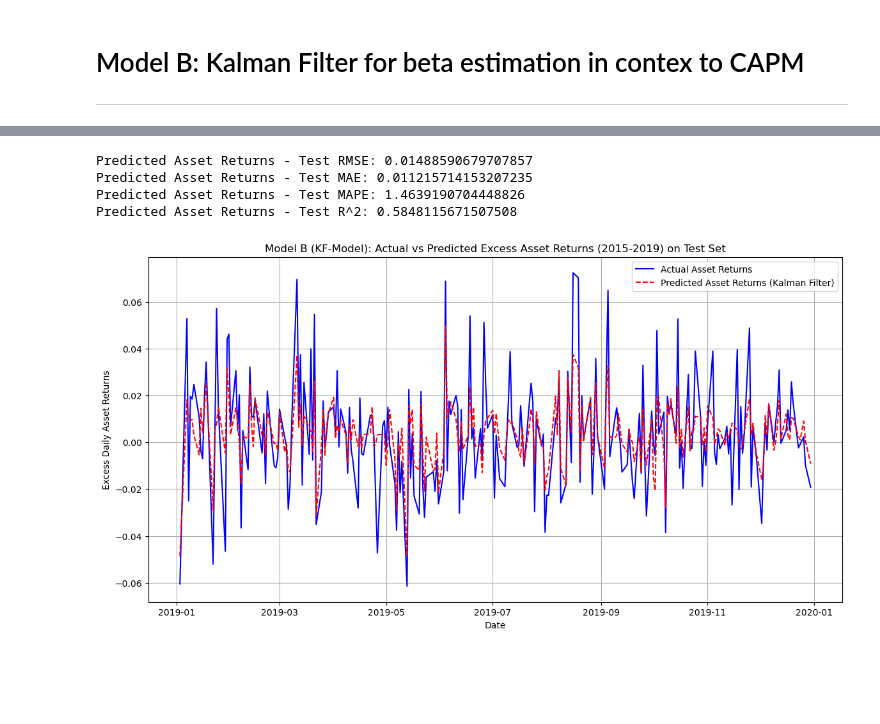
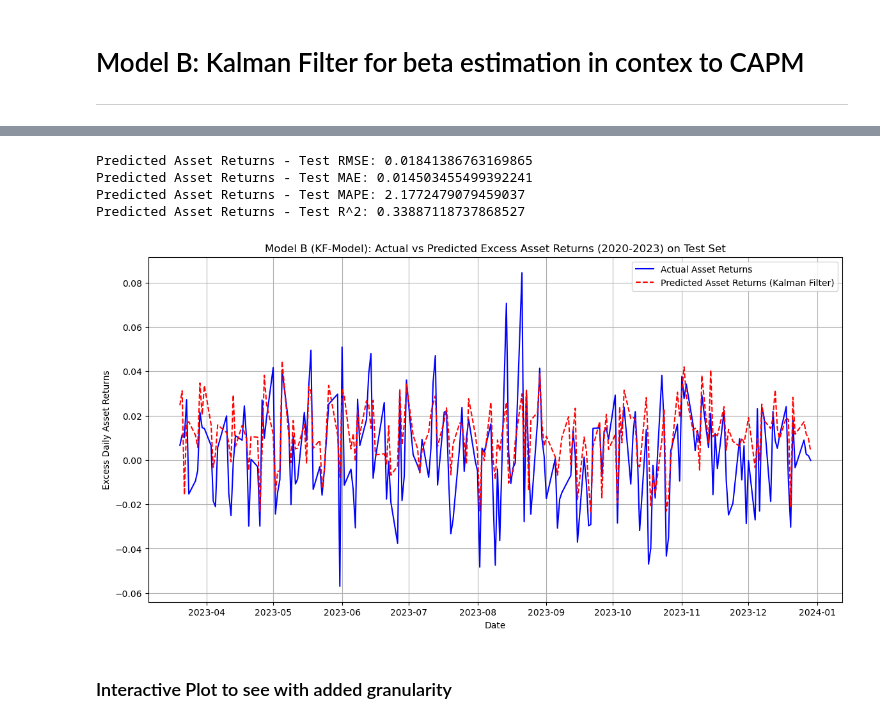
Before and after one commit to Rakshit-Yadav/MAT11-ERP-Code-Repository, a Jupyter notebook: 2015-2019/KF-Model-(2015-2019).ipynb, the cells around one changed output, grey strips where cells are left out. Cells and saved outputs as stored; diff of their text form; code cells hidden in the pictures; blank space fills up the shorter version.

```diff
--- a/2015-2019/KF-Model-(2015-2019).ipynb
+++ b/2015-2019/KF-Model-(2015-2019).ipynb
@@ -24,10 +33,0 @@ os.chdir(new_directory)
-# %%
-from sklearn.model_selection import train_test_split
-# Load CSV file and parse the 'Date' column as dates
-transformed_df = pd.read_csv("transformed_returns_(2015-2019).csv", parse_dates=['Date'], index_col='Date')
-
-# Display the first few rows to check if the file was loaded correctly
-print(transformed_df.head())
-
-# Assuming you have your transformed DataFrame `transformed_df`
-linear_train_df, linear_test_df = train_test_split(transformed_df, test_size=0.2, shuffle=False) #shuffle would be false as we are dealing with time series data
@@ -136,42 +132,41 @@ plt.show()
 # %%
 
-# Assuming we have the test_df and the predicted_means (state_means) from the Kalman Filter
-
-# Step 1: Predict asset returns using the estimated betas
-# Asset_Returns = alpha + beta * Market_Returns
-predicted_asset_returns = np.array([pred[0] + pred[1] * linear_test_df['Market_Returns'].iloc[t]
+# Predict asset returns using the estimated betas using CAPM equation
+# Asset_Returns = alpha + beta * Market_Returns, here the idiosyncratic noise is missing which is the error of the model in a way.
+predicted_asset_returns = np.array([pred[0] + pred[1] * test_df['Market_Returns'].iloc[t]
                                     for t, pred in enumerate(predicted_means)])
 
 # Step 2: Calculate the evaluation metrics on the predicted asset returns
 rmse_asset = np.sqrt(mean_squared_error(linear_test_df['Asset_Returns'], predicted_asset_returns))
 mae_asset = mean_absolute_error(linear_test_df['Asset_Returns'], predicted_asset_returns)
-mape_asset = mean_absolute_percentage_error(linear_test_df['Asset_Returns'], predicted_asset_returns)
 r2_asset = r2_score(linear_test_df['Asset_Returns'], predicted_asset_returns)
 
 
 print(f'Predicted Asset Returns - Test RMSE: {rmse_asset}')
 print(f'Predicted Asset Returns - Test MAE: {mae_asset}')
-print(f'Predicted Asset Returns - Test MAPE: {mape_asset}')
 print(f'Predicted Asset Returns - Test R^2: {r2_asset}')
+
 
 # Step 3: Plot the actual vs predicted asset returns for the test set
 plt.figure(figsize=(14, 7))
-plt.plot(linear_test_df.index, linear_test_df['Asset_Returns'], label='Actual Asset Returns', color='blue')
-plt.plot(linear_test_df.index, predicted_asset_returns, label='Predicted Asset Returns (Kalman Filter)', color='red', linestyle='--')
-plt.title('Model B (KF-Model): Actual vs Predicted Excess Asset Returns (2015-2019) on Test Set')
+plt.plot(test_df.index, test_df['Asset_Returns'], label='Actual Asset Returns', color='blue')
+plt.plot(test_df.index, predicted_asset_returns, label='Predicted Asset Returns (Kalman Filter)', color='red', linestyle='--')
+plt.title('Model B (KF-Model): Actual vs Predicted Excess Asset Returns (2020-2023) on Test Set')
 plt.xlabel('Date')
 plt.ylabel('Excess Daily Asset Returns')
 plt.legend()
 plt.grid(True)
 plt.show()
 
 # Optionally, save the predicted asset returns to a CSV for further analysis
-predicted_asset_returns_df = pd.DataFrame({'Date': linear_test_df.index, 'Predicted_Asset_Returns': predicted_asset_returns})
+predicted_asset_returns_df = pd.DataFrame({'Date': test_df.index, 'Predicted_Asset_Returns': predicted_asset_returns})
 predicted_asset_returns_df.to_csv('predicted_asset_returns_kalman.csv', index=True)
 # %% [output]
-Predicted Asset Returns - Test RMSE: 0.01488590679707857
-Predicted Asset Returns - Test MAE: 0.011215714153207235
-Predicted Asset Returns - Test MAPE: 1.4639190704448826
-Predicted Asset Returns - Test R^2: 0.5848115671507508
+Predicted Asset Returns - Test RMSE: 0.01841386763169865
+Predicted Asset Returns - Test MAE: 0.014503455499392241
+Predicted Asset Returns - Test MAPE: 2.1772479079459037
+Predicted Asset Returns - Test R^2: 0.33887118737868527
-[figure, old version]
+[figure, new version]
+# %% [markdown]
+### Interactive Plot to see with added granularity
 # %%
```
Also changed, not shown: parts of 8 cells of this notebook, 6 other files.
